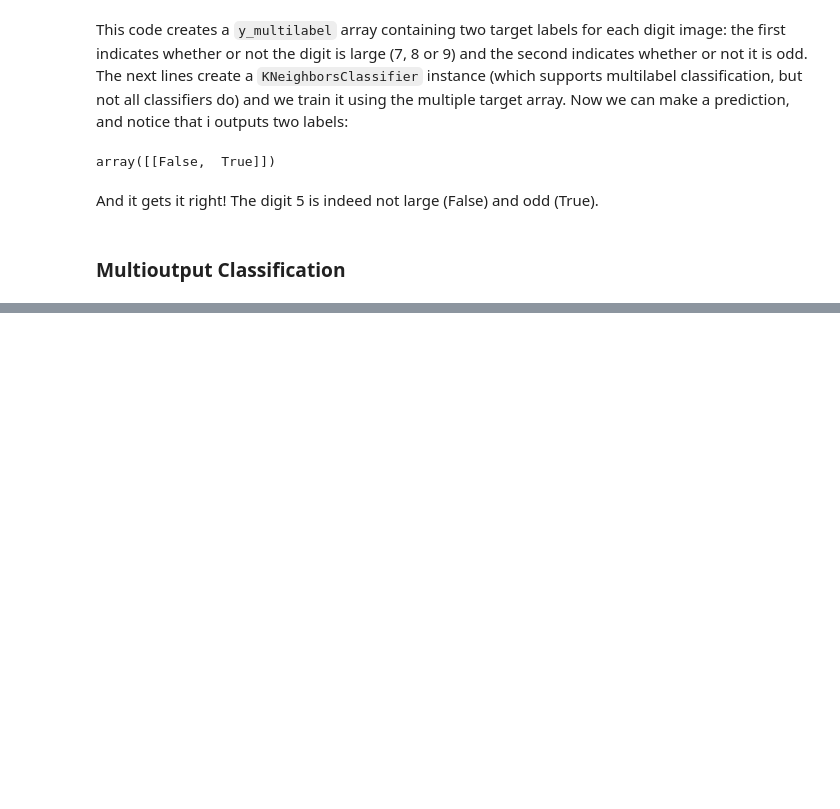
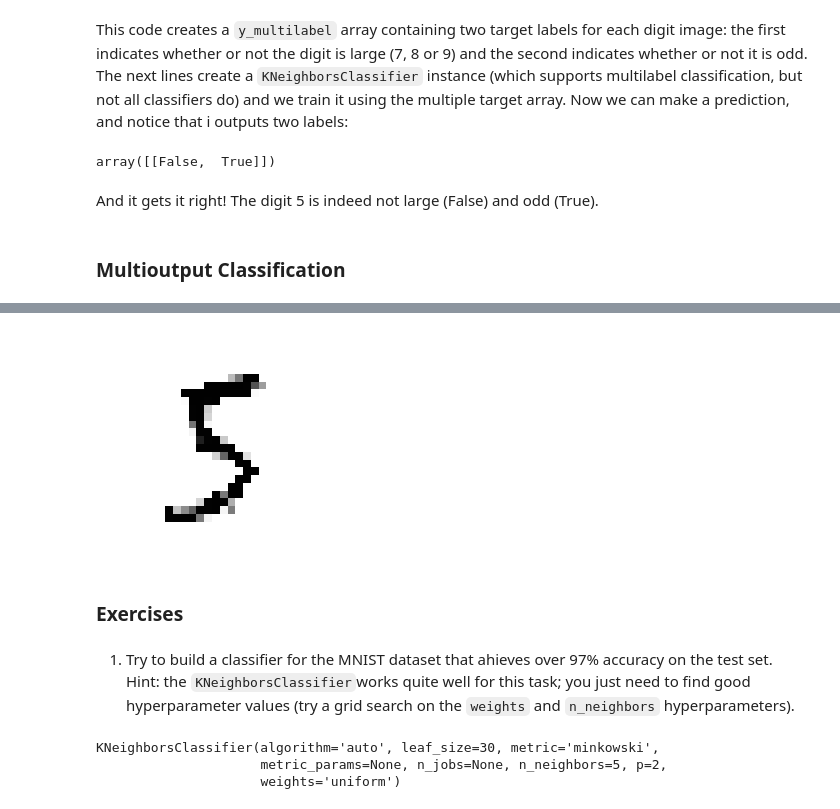
Before and after one commit to CJTorresH/Hands-on-ML, a Jupyter notebook: Chapter 3 - Classification/MNIST Classification.ipynb, the cells around one changed output, grey strips where cells are left out. Saved outputs shown, nothing was run; the diff lists cells and outputs as text; code cells hidden in the pictures; blank space fills up the shorter version.

Commit message:
Solved until Exercise 2!!

```diff
--- a/Chapter 3 - Classification/MNIST Classification.ipynb
+++ b/Chapter 3 - Classification/MNIST Classification.ipynb
@@ -400,0 +416,20 @@ y_train_knn_pred = cross_val_predict(knn_clf, X_train, y_multilabel, cv= 3)
+# %%
+knn_clf.fit(X_train_mod, y_train_mod)
+clean_digit = knn_clf.predict([X_train_mod[0]])
+
+some_digit_image = clean_digit.reshape(28, 28)
+plt.imshow(some_digit_image, cmap = mpl.cm.binary, interpolation='nearest')
+plt.axis('off')
+plt.show()
+# %% [output]
+[figure, added]
+# %% [markdown]
+### Exercises
+# %% [markdown]
+1. Try to build a classifier for the MNIST dataset that ahieves over 97% accuracy on the test set. Hint: the `KNeighborsClassifier`works quite well for this task; you just need to find good hyperparameter values (try a grid search on the `weights` and `n_neighbors` hyperparameters).
+# %%
+knn_clf.fit(X_train, y_train)
+# %% [output]
+KNeighborsClassifier(algorithm='auto', leaf_size=30, metric='minkowski',
+                     metric_params=None, n_jobs=None, n_neighbors=5, p=2,
+                     weights='uniform')
```
Also changed, not shown: parts of 37 cells of this notebook.
